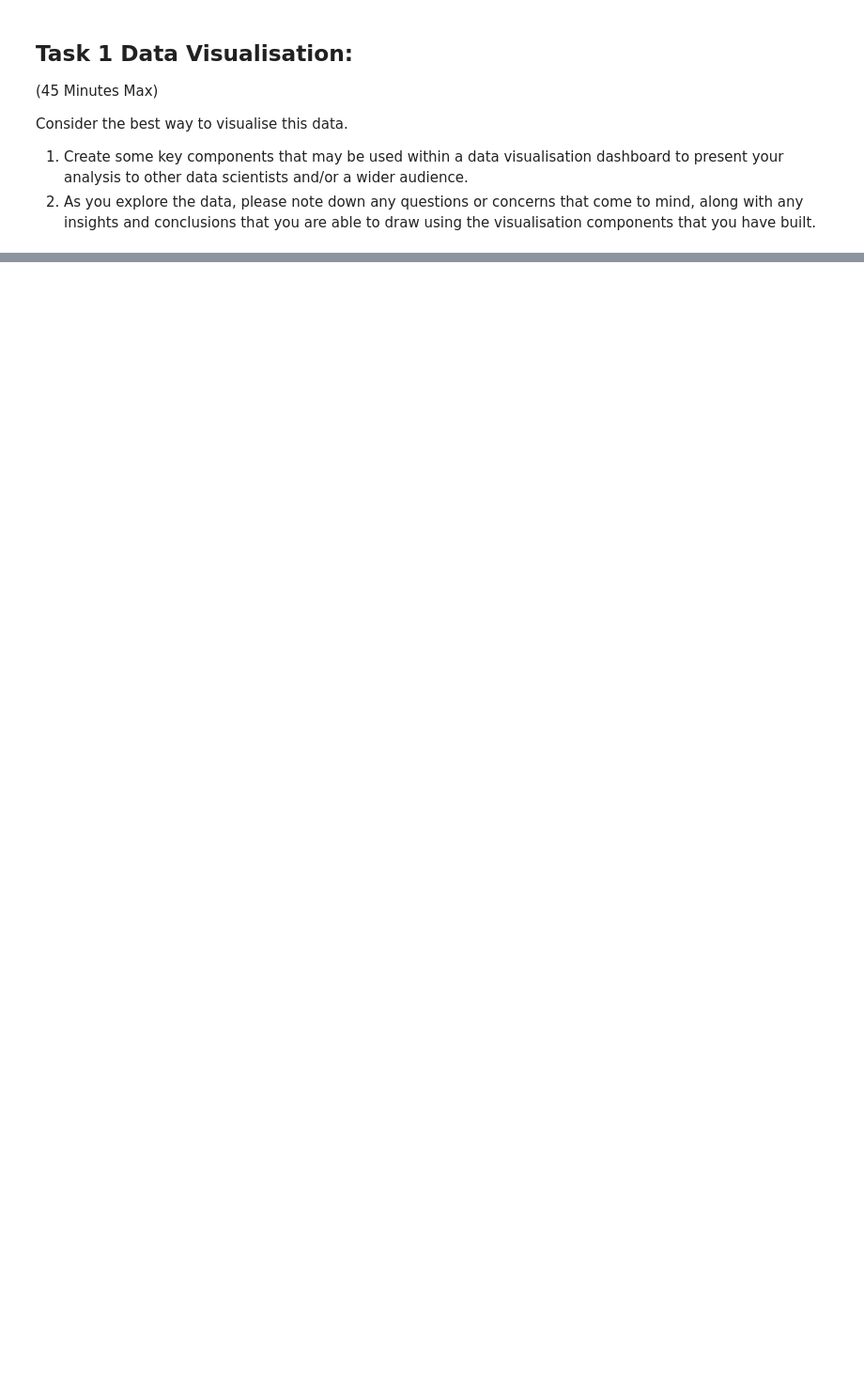
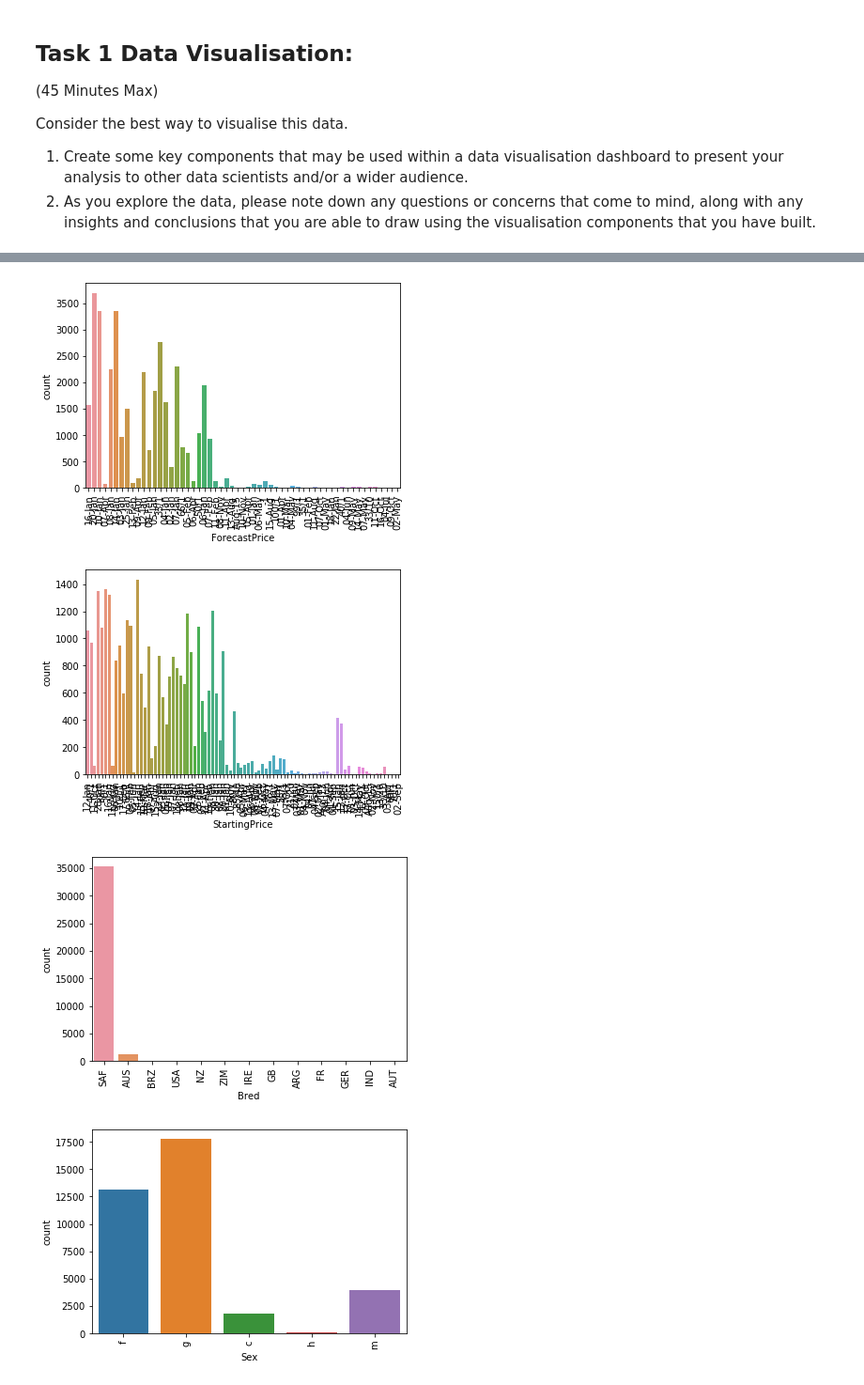
Before and after one commit to beckyclark17/bc-starling-task, a Jupyter notebook: notebooks/horses-eda.ipynb, the cells around one changed output, grey strips where cells are left out. Shown: that part at 94% size. Cells and saved outputs as stored; diff of their text form; code cells hidden in the pictures; blank space fills up the shorter version.

```diff
--- a/notebooks/horses-eda.ipynb
+++ b/notebooks/horses-eda.ipynb
@@ -30,0 +254,2 @@ df = pd.read_csv()
+# %%
+cats = df.select_dtypes('object').columns
@@ -30,0 +278,12 @@ df = pd.read_csv()
+# %%
+for c in cats:
+#     nulls = df[c].isnull()
+#     plt.hist(df[~nulls][c])
+    sns.countplot(x=c, data=df)
+    plt.xticks(rotation=90)
+    plt.show()
+# %% [output]
+[figure, added]
+[figure, added]
+[figure, added]
+[figure, added]
```
Also changed, not shown: parts of 45 cells of this notebook.
